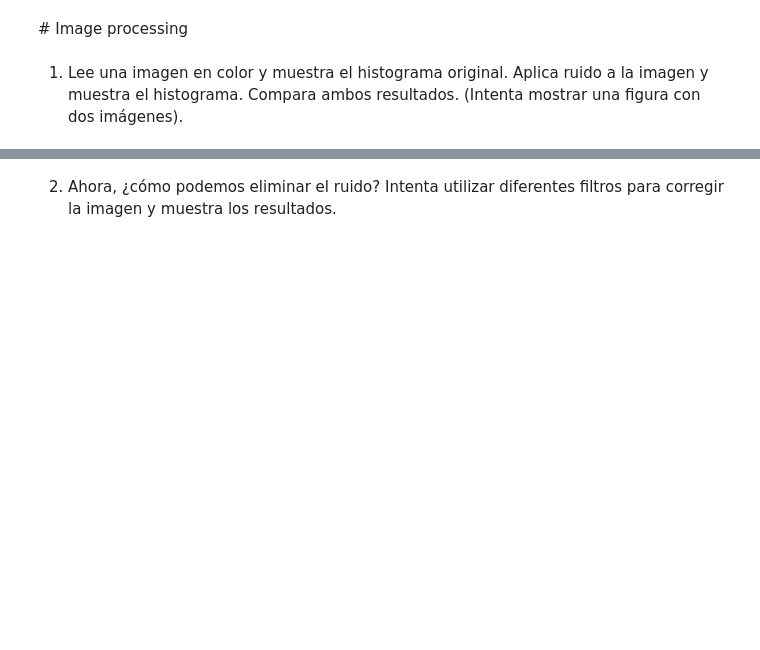
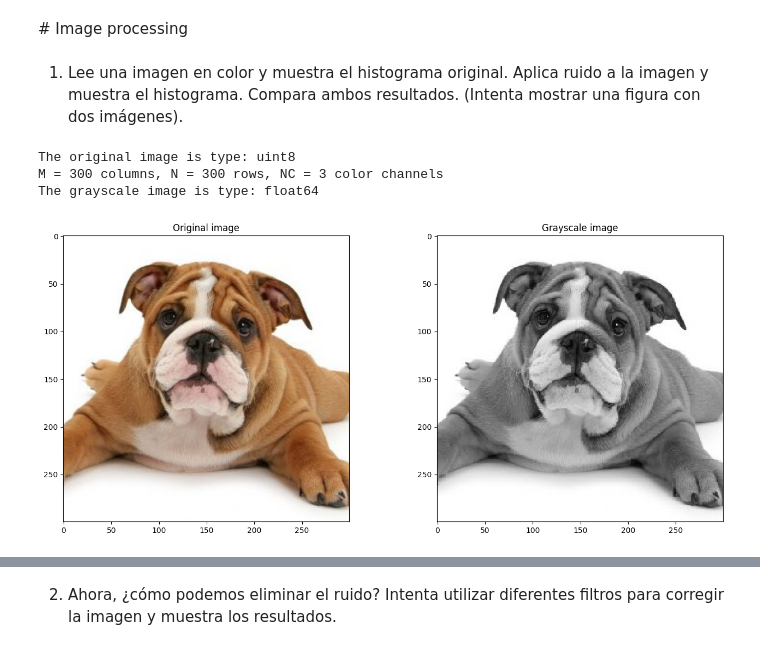
Before and after one commit to MattStarDew/PUC, a Jupyter notebook: Test2_ChristianMata.ipynb, the cells around one changed output, grey strips where cells are left out. Drawn from its saved outputs; the diff is of its cells as text; code cells hidden in the pictures; blank space fills up the shorter version.

```diff
--- a/Test2_ChristianMata.ipynb
+++ b/Test2_ChristianMata.ipynb
@@ -14,24 +14,29 @@ Por favor, utiliza este cuaderno de Python para completar las siguientes pregunt
 # %%
 import skimage as sk # load skimage libraries
 from skimage import io
 
 import matplotlib.pyplot as plt
 import numpy as np
 
-file_path = '/content/vangogh.jpg'
+file_path = '/content/dog_image.jpg'
 I2 = sk.io.imread(file_path) # read image using imread function
 print('The original image is type:', I2.dtype)
 print('M = {} columns, N = {} rows, NC = {} color channels'.format(*I2.shape)) # Print out image size
 
 IG = sk.color.rgb2gray(I2)
 print('The grayscale image is type:',IG.dtype)
 
 fig = plt.figure(figsize=(14, 6))
 plt.subplot(121)
 plt.imshow(I2) # visualize image using imshow function, always colour
 plt.title('Original image')
 
 plt.subplot(122)
 sk.io.imshow(IG) # visualize image using imshow function
 plt.title('Grayscale image')
 plt.show()
+# %% [output]
+The original image is type: uint8
+M = 300 columns, N = 300 rows, NC = 3 color channels
+The grayscale image is type: float64
+[figure, added]
```
Also changed, not shown: parts of 8 cells of this notebook.
